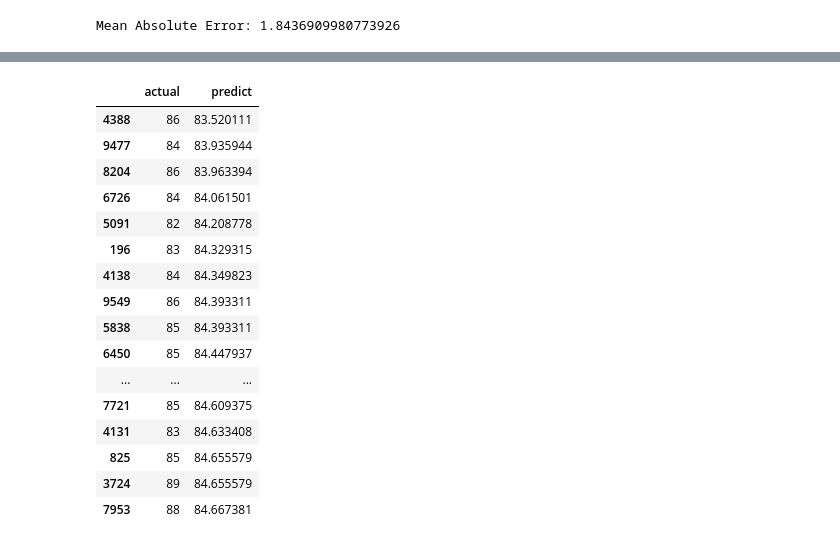
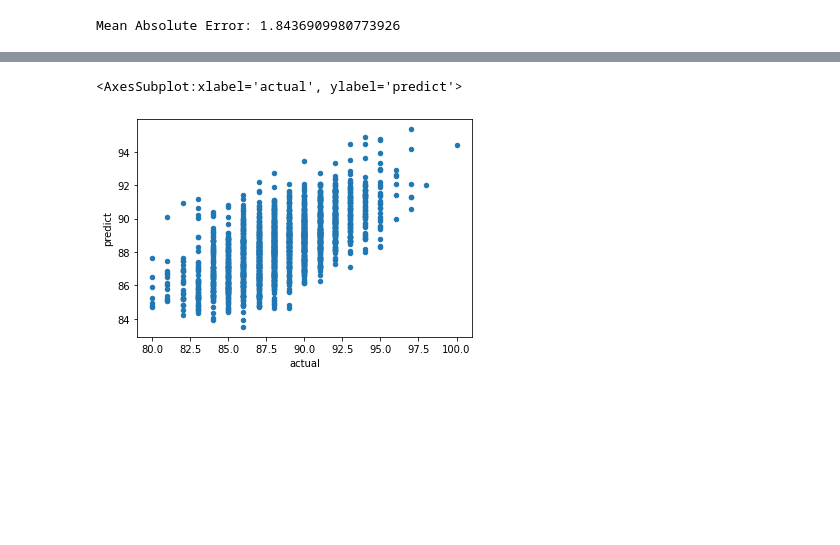
Before and after one commit to JustinToribio/ml-pipeline, a Jupyter notebook: notebooks/model_1.ipynb, the cells around one changed output, grey strips where cells are left out. Drawn from its saved outputs; the diff is of its cells as text; code cells hidden in the pictures; blank space fills up the shorter version.

```diff
--- a/notebooks/model_1.ipynb
+++ b/notebooks/model_1.ipynb
@@ -214,20 +233,5 @@ compare_1.head(20)
-# %%
-compare_1.sort_values('predict').iloc[:20]
-# %% [output]
-|  | actual | predict |
-| 4388 | 86 | 83.520111 |
-| 9477 | 84 | 83.935944 |
-| 8204 | 86 | 83.963394 |
-| 6726 | 84 | 84.061501 |
-| 5091 | 82 | 84.208778 |
-| 196 | 83 | 84.329315 |
-| 4138 | 84 | 84.349823 |
-| 9549 | 86 | 84.393311 |
-| 5838 | 85 | 84.393311 |
-| 6450 | 85 | 84.447937 |
-| ... | ... | ... |
-| 7721 | 85 | 84.609375 |
-| 4131 | 83 | 84.633408 |
-| 825 | 85 | 84.655579 |
-| 3724 | 89 | 84.655579 |
-| 7953 | 88 | 84.667381 |
+# %%
+compare_1.plot.scatter('actual', 'predict')
+# %% [output]
+<AxesSubplot:xlabel='actual', ylabel='predict'>
+[figure, added]
```
Also changed, not shown: parts of 6 cells of this notebook, 1 other file.
